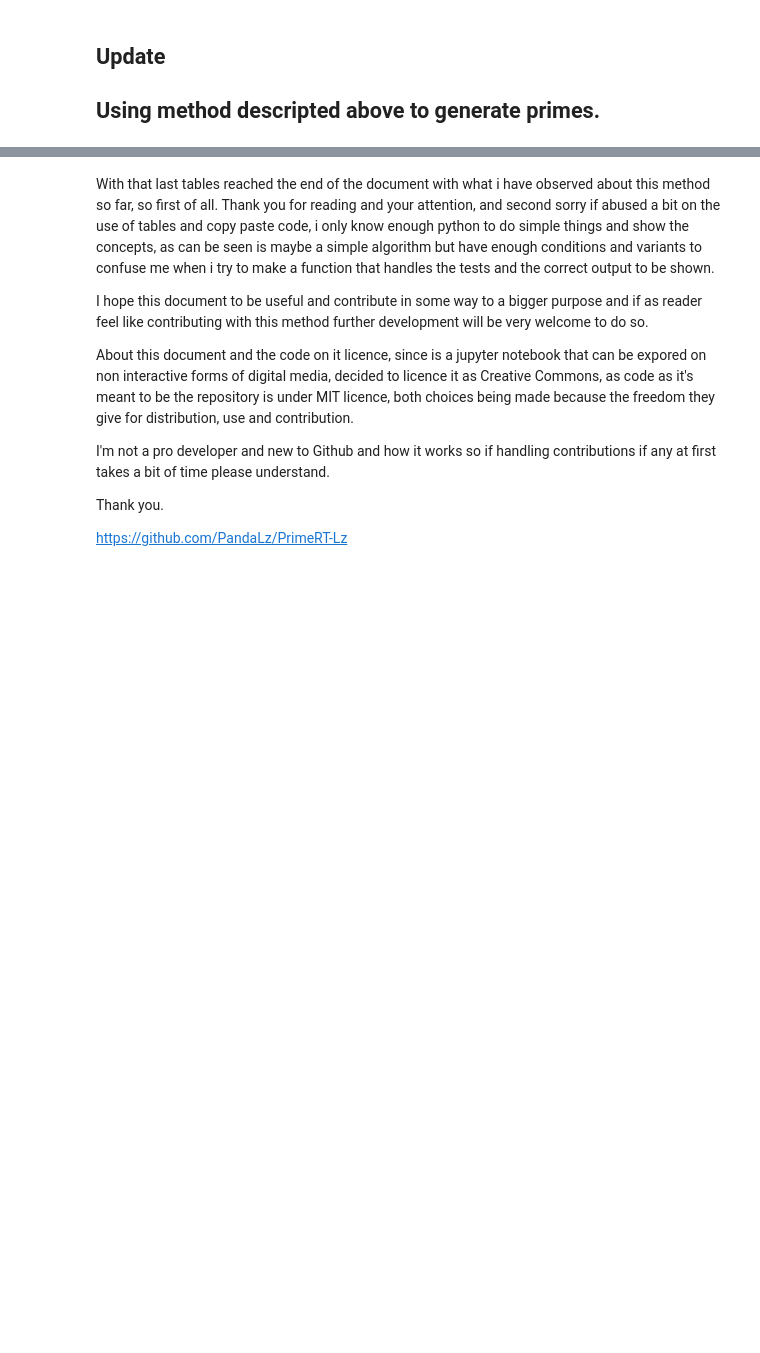
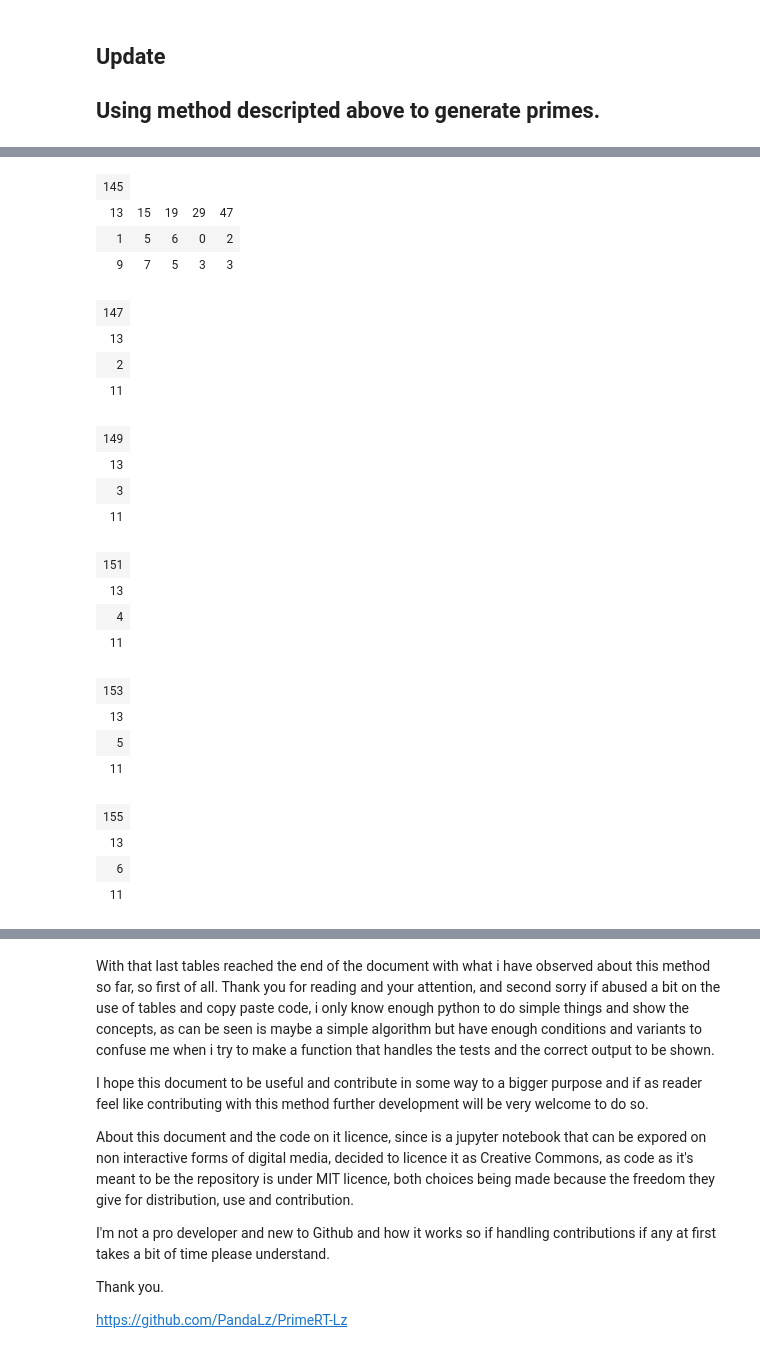
Before and after one commit to PandaLz/PrimeRT-Lz, a Jupyter notebook: index.ipynb, the cells around one changed output, grey strips where cells are left out. Drawn from its saved outputs; the diff is of its cells as text; code cells hidden in the pictures; blank space fills up the shorter version.

Commit message:
continuing docment to add the generation sequences, first step for generating the first sequence done

```diff
--- a/index.ipynb
+++ b/index.ipynb
@@ -868,0 +874,80 @@ The method should work using the rules mentioned above, first defining if p is e
+# %%
+seed = 12
+middle = seed + 1
+middle_rem = 1
+
+generated = 0
+
+current = middle - 2
+
+temp_current = current
+
+sequences = []
+
+while middle_rem < seed:
+
+    generated = (seed ** 2) + ((middle_rem * 2) - 1)
+
+    sequences.append([[generated], [middle], [middle_rem],[current]])
+
+
+
+    middle_rem = middle_rem +1
+
+while sequences[0][3][-1] > 3:
+
+    sequences[0][3][-1] = sequences[0][3][-1] - 2
+
+    new_top = (int((sequences[0][1][-1] + sequences[0][2][-1]) / sequences[0][3][-1]) * 2) + sequences[0][1][-1]
+    new_bottom = ((sequences[0][1][-1] + sequences[0][2][-1]) % sequences[0][3][-1])
+
+    sequences[0][1].append(new_top)
+    sequences[0][2].append(new_bottom)
+    sequences[0][3].append(sequences[0][3][-1])
+
+
+
+#for p in range(189, 194, 2):
+
+    #prime = True
+    #if 0 in sequences[2]:
+    #    prime = False
+
+    #print("When p = {} triangular = {} and partial triangular = {} Is p prime? = {}".format(p, t, partialt, prime))
+    #print("square root = {}, square root reminder = {}".format(square_root, sqroot_rem))
+    #print("middle = {}, reminder of middle = {}".format(middle, middle_rem))
+
+
+for table in sequences:
+
+    display(HTML(
+        '<table><tr>{}</tr></table>'.format(
+            '</tr><tr>'.join(
+                '<td>{}</td>'.format('</td><td>'.join(str(_) for _ in row)) for row in table)
+            )
+     ))
+# %% [output]
+| 145 |
+| 13 | 15 | 19 | 29 | 47 |
+| 1 | 5 | 6 | 0 | 2 |
+| 9 | 7 | 5 | 3 | 3 |
+| 147 |
+| 13 |
+| 2 |
+| 11 |
+| 149 |
+| 13 |
+| 3 |
+| 11 |
+| 151 |
+| 13 |
+| 4 |
+| 11 |
+| 153 |
+| 13 |
+| 5 |
+| 11 |
+| 155 |
+| 13 |
+| 6 |
+| 11 |
```
Also changed, not shown: parts of 3 cells of this notebook, 1 other file.
